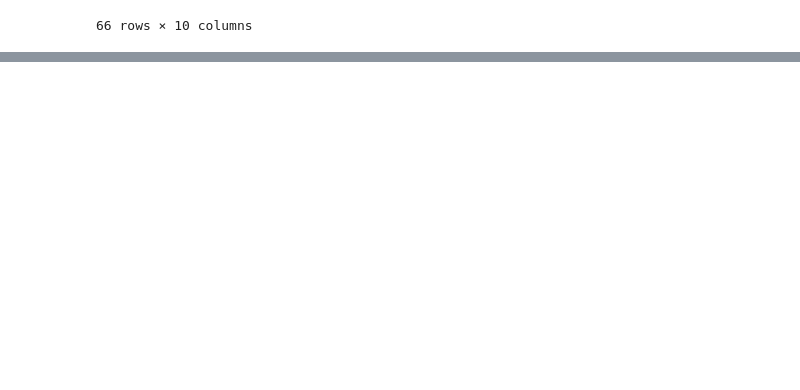
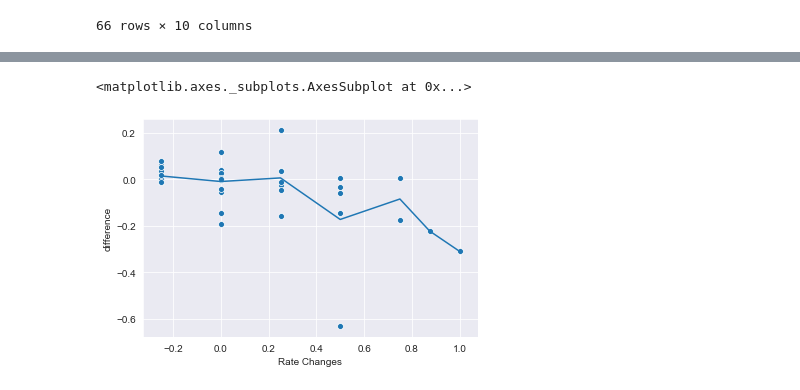
Before and after one commit to stock-market-predictor/data-scraper, a Jupyter notebook: src/jupyter/analysis.ipynb, the cells around one changed output, grey strips where cells are left out. Saved outputs shown, nothing was run; the diff lists cells and outputs as text; code cells hidden in the pictures; blank space fills up the shorter version.

```diff
--- a/src/jupyter/analysis.ipynb
+++ b/src/jupyter/analysis.ipynb
@@ -188,0 +185,10 @@ massivechanges
+# %%
+x = massivechanges['Rate Changes']
+y = massivechanges['difference']
+xVal, yVal = zip(*sorted((xVal, np.mean([yVal for a, yVal in zip(x, y) if xVal==a])) for xVal in set(x)))
+# %%
+sns.lineplot(x=xVal, y=yVal)
+sns.scatterplot(x='Rate Changes', y='difference', data=massivechanges)
+# %% [output]
+<matplotlib.axes._subplots.AxesSubplot at 0x...>
+[figure, added]
```
Also changed, not shown: parts of 7 cells of this notebook.
